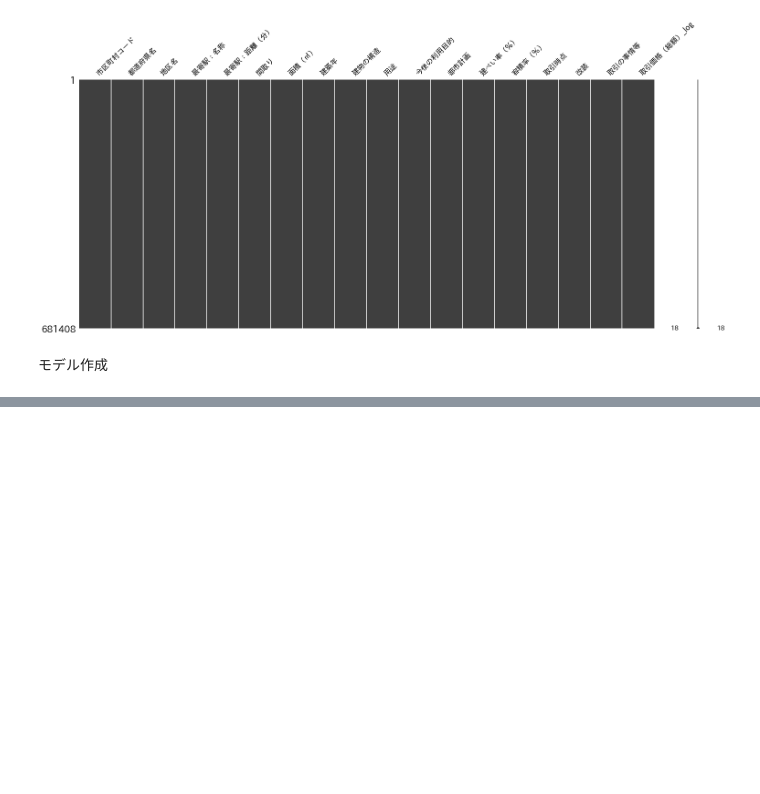
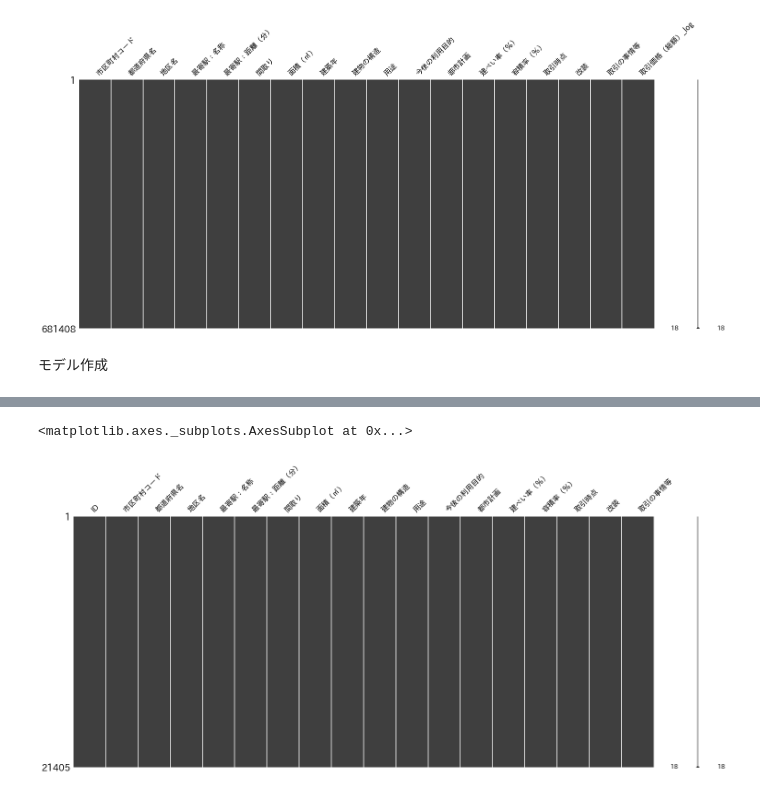
Before and after one commit to rallyfranky/my-first-repo, a Jupyter notebook: nishika_mansion_comp2.ipynb, the cells around one changed output, grey strips where cells are left out. Drawn from its saved outputs; the diff is of its cells as text; code cells hidden in the pictures; blank space fills up the shorter version.

```diff
--- a/nishika_mansion_comp2.ipynb
+++ b/nishika_mansion_comp2.ipynb
@@ -421,0 +439,3 @@ Will train until eval-mae hasn't improved in 10 rounds.
+# %%
+ce_test = ce.OrdinalEncoder(cols=cols, handle_unknown='impute')
+test = ce_test.fit_transform(test)
@@ -421,0 +451,39 @@ Will train until eval-mae hasn't improved in 10 rounds.
+# %%
+year = {"年第1四半期": ".25",
+        "年第2四半期": ".50",
+        "年第3四半期": ".75",
+        "年第4四半期": ".99"}
+year_list = {}
+
+for i in test["取引時点"].value_counts().keys():
+  for k, j in year.items():
+    if k in i:
+      year_rep = i.replace(k, j)
+      year_list[i] = year_rep
+
+test["取引時点"] = test["取引時点"].replace(year_list).astype(float)
+# %%
+y_list = {}
+for i in test["建築年"].value_counts().keys():
+  if "平成" in i:
+    num = float(i.strip("平成").strip("年")[0])
+    year = 34 - num
+  if "令和" in i:
+    num = float(i.strip("令和").strip("年")[0])
+    year = 4 - num
+  if "昭和" in i:
+    num = float(i.strip("昭和").strip("年")[0])
+    year = 97 - num
+  y_list[i] = year
+y_list["戦前"] = 77
+test["建築年"] = test["建築年"].replace(y_list)
+# %%
+test['建築年'] = test['建築年'].fillna(test['建築年'].mean())
+test['建ぺい率（％）'] = test['建ぺい率（％）'].fillna(test['建ぺい率（％）'].mean())
+test['容積率（％）'] = test['容積率（％）'].fillna(test['容積率（％）'].mean())
+test['最寄駅：距離（分）'] = test['最寄駅：距離（分）'].fillna(test['最寄駅：距離（分）'].median())
+# %%
+msno.matrix(test)
+# %% [output]
+<matplotlib.axes._subplots.AxesSubplot at 0x...>
+[figure, added]
```
Also changed, not shown: parts of 10 cells of this notebook.
